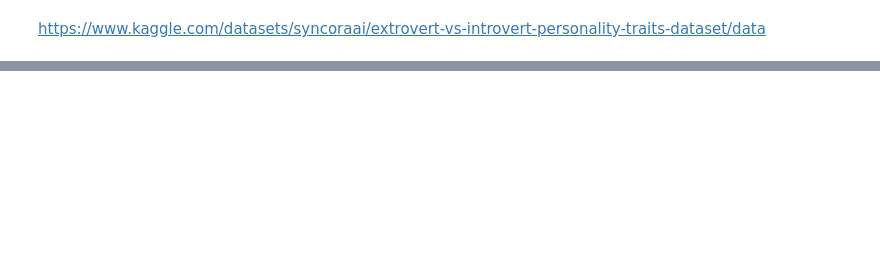
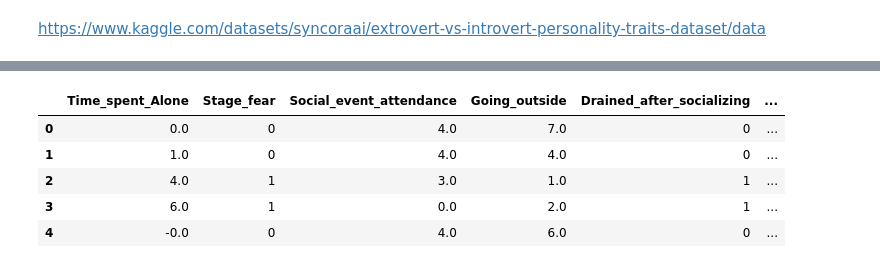
Before and after one commit to gustavopierre/personality_trait, a Jupyter notebook: api/machinelearning/notebook/personality_trait.ipynb, the cells around one changed output, grey strips where cells are left out. Cells and saved outputs as stored; diff of their text form; code cells hidden in the pictures; blank space fills up the shorter version.

```diff
--- a/api/machinelearning/notebook/personality_trait.ipynb
+++ b/api/machinelearning/notebook/personality_trait.ipynb
@@ -24,0 +27,4 @@ from sklearn.svm import SVC
+# %%
+url = "https://raw.githubusercontent.com/gustavopierre/personality_trait/refs/heads/main/api/machinelearning/data/data.csv"
+df = pd.read_csv(url)
+df.shape
@@ -24,0 +51,9 @@ from sklearn.svm import SVC
+# %%
+df.head()
+# %% [output]
+|  | Time_spent_Alone | Stage_fear | Social_event_attendance | Going_outside | Drained_after_socializing | ... |
+| 0 | 0.0 | 0 | 4.0 | 7.0 | 0 | ... |
+| 1 | 1.0 | 0 | 4.0 | 4.0 | 0 | ... |
+| 2 | 4.0 | 1 | 3.0 | 1.0 | 1 | ... |
+| 3 | 6.0 | 1 | 0.0 | 2.0 | 1 | ... |
+| 4 | -0.0 | 0 | 4.0 | 6.0 | 0 | ... |
```
Also changed, not shown: parts of 7 cells of this notebook.
